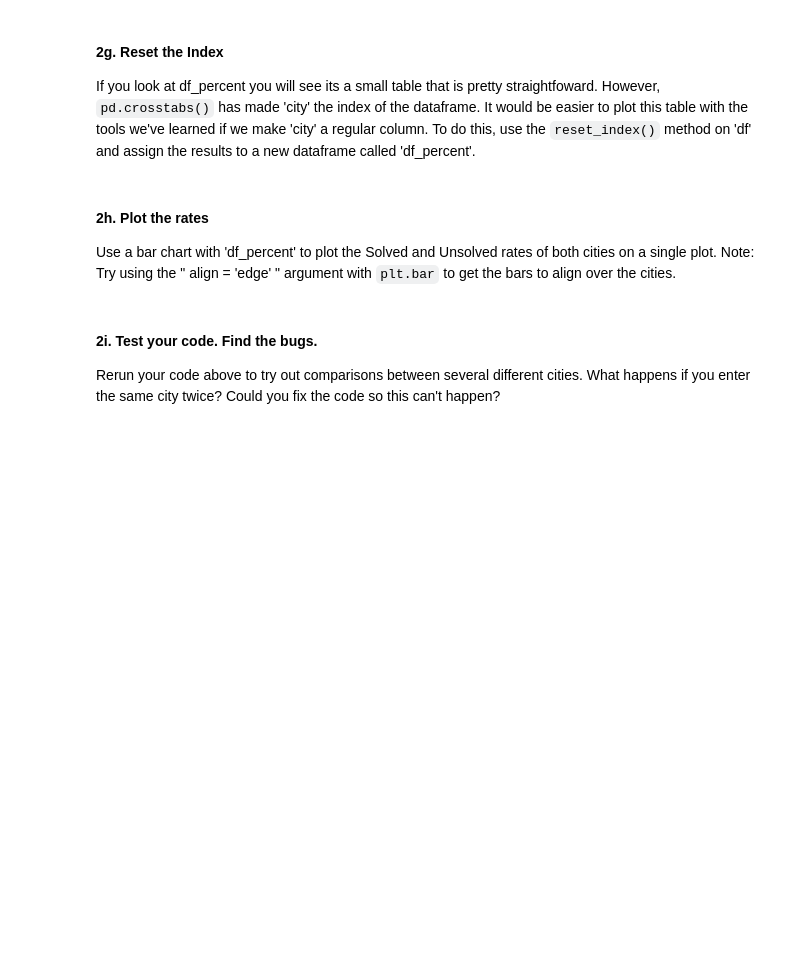
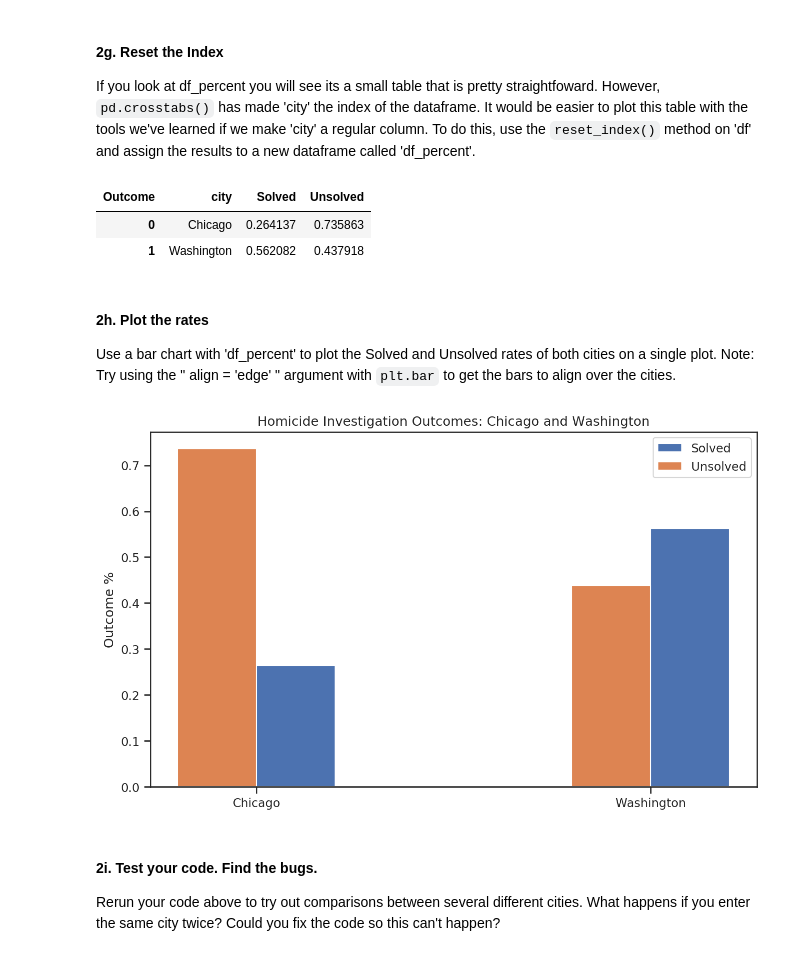
Before and after one commit to CS-DS-125/125exercises-s19, a Jupyter notebook: ch07/solutions/inclass-76-soln-1and2.ipynb, the cells around one changed output. Drawn from its saved outputs; the diff is of its cells as text; code cells hidden in the pictures; blank space fills up the shorter version.

Commit message:
Fix solved vs unsolved notebook mixup.

```diff
--- a/ch07/solutions/inclass-76-soln-1and2.ipynb
+++ b/ch07/solutions/inclass-76-soln-1and2.ipynb
@@ -106,3 +216,13 @@ Notice that there are three outcomes when we really only want two. Make a new co
+# %%
+# assign disposition status to solved or unsolved outcome
+def case_status(status):
+    if status == 'Closed by arrest':
+        return 'Solved'
+    else:
+        return 'Unsolved'
+
+# create a new series (column) that classfies casses as solved or unsolved
+df['Outcome'] = df['disposition'].map(case_status)
 # %% [markdown]
 #### 2e. Create a new dataframe with only the selected cities
 Given the tools we have it may be easier to visuzalize the data if we narrow down our data to just the cities the user has selected. Use `query()` and string formatting to make a new dataframe called df_selected_cities. It's probably been a while since you string formatting. Remember that you can use curly braces,`{}`, to insert variables into strings when using `.format()`.
@@ -111,3 +229,6 @@ Given the tools we have it may be easier to visuzalize the data if we narrow dow
+# %%
+# we can select a subset of the data by using query and string formatting
+df_selected_cities = df.query("city == '{}' or city == '{}'".format(city1, city2))
 # %% [markdown]
 #### 2f. Find the rates
 We want to make a visualization comparing the rates. To do this we need to compute rates for solved' and unsolved cases. If you remember back to the Titanic exercise, `pd.crosstabs()` gives us a way to create a new dataframe with the rates that we can use for visualizing. Use crosstabs to get the percentages you need then assign the crosstabs result to a new variable called 'df_percent'.
@@ -115,0 +235,3 @@ We want to make a visualization comparing the rates. To do this we need to compu
+# %%
+df_percent = pd.crosstab(df_selected_cities['city'], df_selected_cities['Outcome'], normalize = 'index')
+df_percent
@@ -121,3 +246,11 @@ If you look at df_percent you will see its a small table that is pretty straight
+# %%
+# execute this cell before you plot the data
+df_percent = df_percent.reset_index()
+df_percent
+# %% [output]
+| Outcome | city | Solved | Unsolved |
+| 0 | Chicago | 0.264137 | 0.735863 |
+| 1 | Washington | 0.562082 | 0.437918 |
 # %% [markdown]
 #### 2h. Plot the rates
 Use a bar chart with 'df_percent' to plot the Solved and Unsolved rates of both cities on a single plot. Note: Try using the " align = 'edge' " argument with `plt.bar` to get the bars to align over the cities.
@@ -126,3 +257,14 @@ Use a bar chart with 'df_percent' to plot the Solved and Unsolved rates of both
+# %%
+# use matplotlib to make the bar charts, note the addition of width and align, if these are not included
+# matplotlib will display the bars over one another
+plt.bar(x = 'city' , height = 'Solved' , width = 0.2 , data = df_percent, align = 'edge')
+plt.bar(x = 'city' , height = 'Unsolved' , width = -0.2, data = df_percent, align = 'edge')
+plt.ylabel('Outcome %')
+plt.legend(['Solved','Unsolved'])
+plt.title('Homicide Investigation Outcomes: {} and {}'.format(city1, city2))
+plt.show()
+# %% [output]
+[figure, added]
 # %% [markdown]
 #### 2i. Test your code. Find the bugs.
 Rerun your code above to try out comparisons between several different cities. What happens if you enter the same city twice? Could you fix the code so this can't happen?
```
Also changed, not shown: parts of 34 cells of this notebook, 1 other file.
